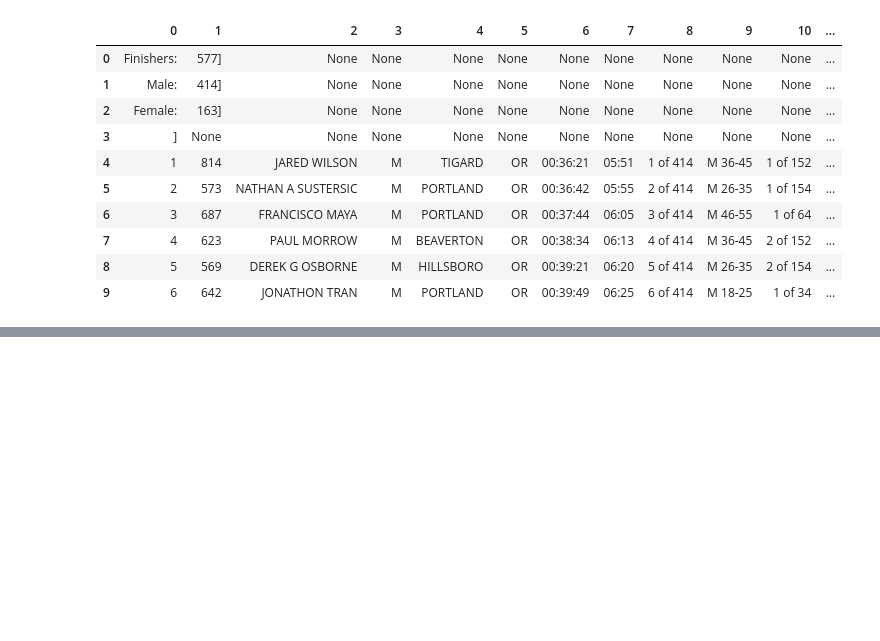
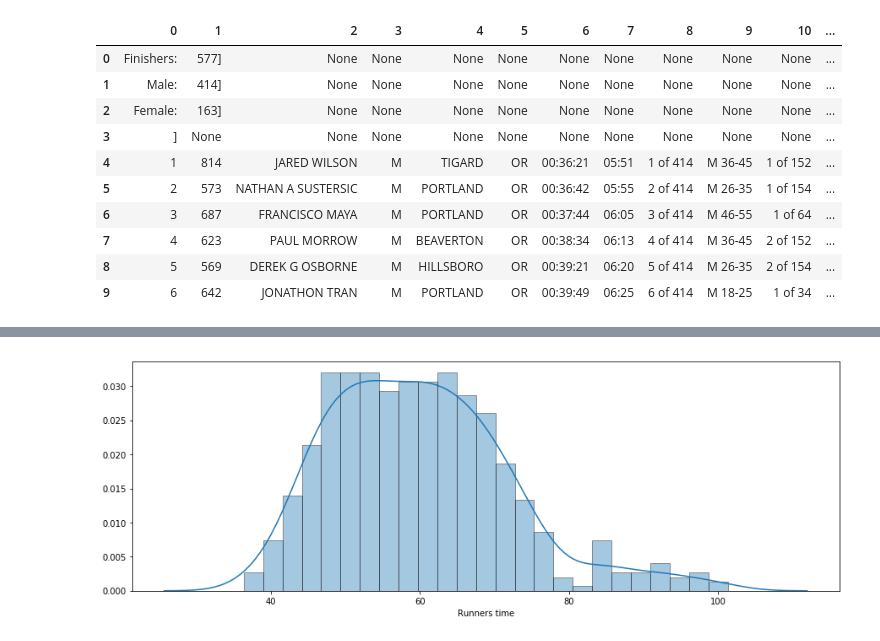
Before and after one commit to yashvichare/Web_Scraping_python, a Jupyter notebook: Web Scraping.ipynb, the cells around one changed output, grey strips where cells are left out. Saved outputs shown, nothing was run; the diff lists cells and outputs as text; code cells hidden in the pictures; blank space fills up the shorter version.

```diff
--- a/Web Scraping.ipynb
+++ b/Web Scraping.ipynb
@@ -177,0 +366,9 @@ df1.head(10)
+# %%
+#Did Runner's finish time follows normal distribution
+import warnings
+warnings.filterwarnings('ignore')
+x = df4['Runners time']
+ax = sns.distplot(x, hist=True, rug=False,kde=True,bins=25,hist_kws={'edgecolor':'black'})
+plt.show()
+# %% [output]
+[figure, added]
```
Also changed, not shown: parts of 32 cells of this notebook.
